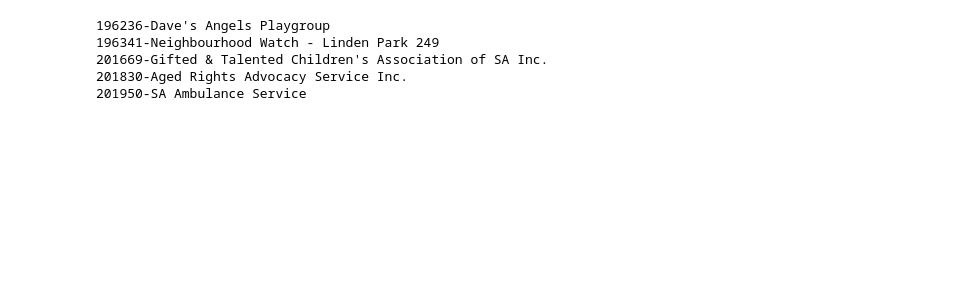
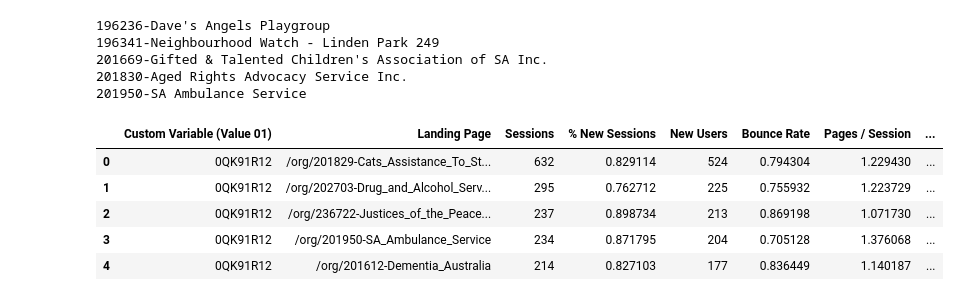
Before and after one commit to sacommunity/data-analytics, a Jupyter notebook: data-cleaning.ipynb, the cells around one changed output. Cells and saved outputs as stored; diff of their text form; code cells hidden in the pictures; blank space fills up the shorter version.

```diff
--- a/data-cleaning.ipynb
+++ b/data-cleaning.ipynb
@@ -102,6 +104,16 @@ def data_preprocessing(landing_page_file_path, sa_community_data_file_path):
     display(df_sacommunity_data.head())
 
     return get_combined_data(df_grp_org_id, df_sacommunity_data, df_google_analytics_cleaned)
+# %%
+lp = pd.read_excel('./data/Burnside Council Landing page 2021-2022.xlsx',sheet_name='Dataset1')
+lp.head()
+# %% [output]
+|  | Custom Variable (Value 01) | Landing Page | Sessions | % New Sessions | New Users | Bounce Rate | Pages / Session | ... |
+| 0 | 0QK91R12 | /org/201829-Cats_Assistance_To_St... | 632 | 0.829114 | 524 | 0.794304 | 1.229430 | ... |
+| 1 | 0QK91R12 | /org/202703-Drug_and_Alcohol_Serv... | 295 | 0.762712 | 225 | 0.755932 | 1.223729 | ... |
+| 2 | 0QK91R12 | /org/236722-Justices_of_the_Peace... | 237 | 0.898734 | 213 | 0.869198 | 1.071730 | ... |
+| 3 | 0QK91R12 | /org/201950-SA_Ambulance_Service | 234 | 0.871795 | 204 | 0.705128 | 1.376068 | ... |
+| 4 | 0QK91R12 | /org/201612-Dementia_Australia | 214 | 0.827103 | 177 | 0.836449 | 1.140187 | ... |
 # %%
 landing_page_file_path = './data/Burnside Council Landing page 2021-2022.xlsx'
 sa_community_data_file_path = './data/Burnside Council-cu_export_2023-08-16_Data.Gov.au_export.csv'
```
Also changed, not shown: parts of 5 cells of this notebook.
